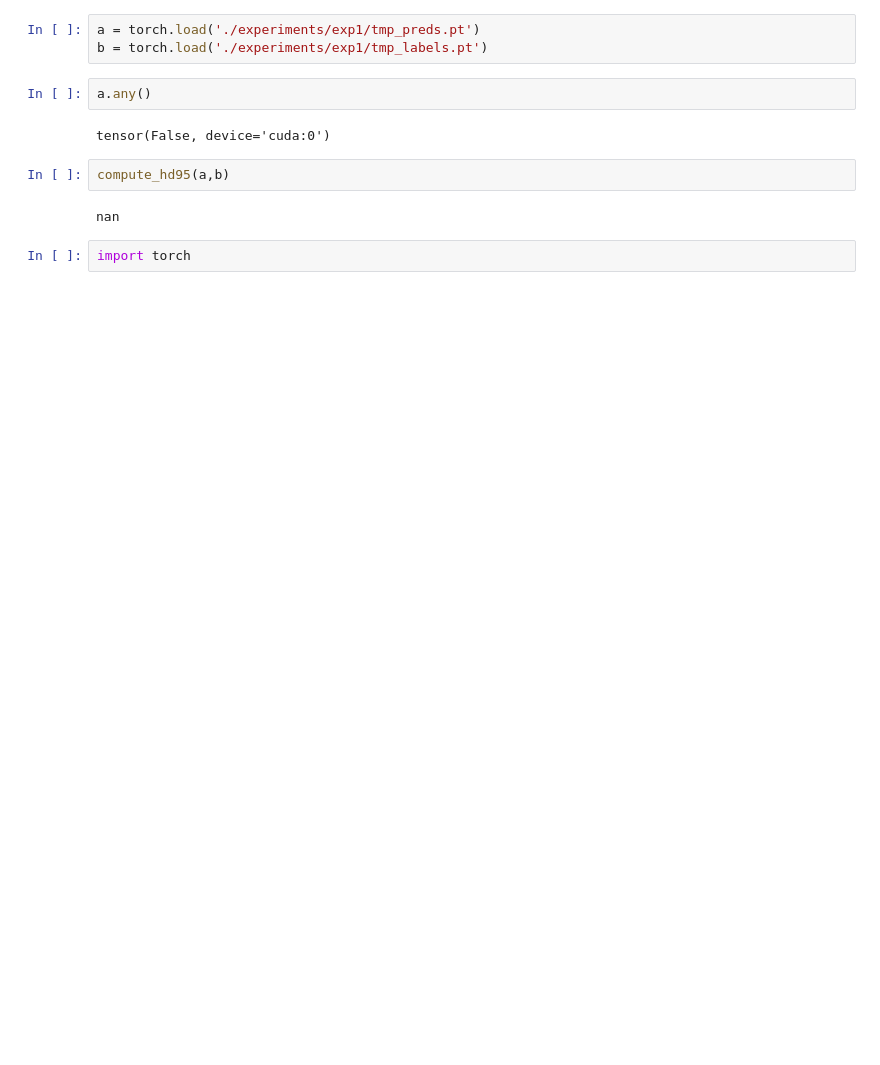
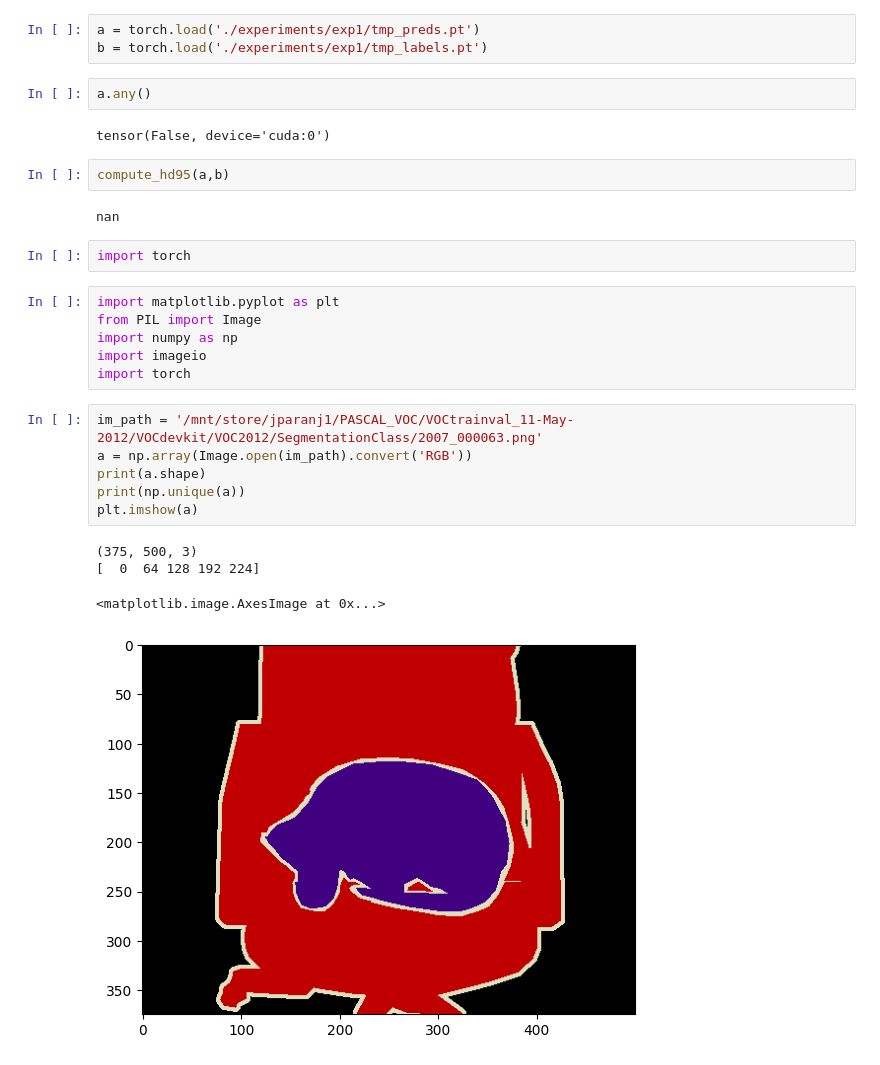
Before and after one commit to JayParanjape/blackfed, a Jupyter notebook: dcratchpad.ipynb, the cells around one changed output. Drawn from its saved outputs; the diff is of its cells as text; blank space fills up the shorter version.

Commit message:
cityscapes and pascalvoc12 exps

```diff
--- a/dcratchpad.ipynb
+++ b/dcratchpad.ipynb
@@ -61,3 +61,20 @@ compute_hd95(a,b)
 nan
 # %%
 import torch
+# %%
+import matplotlib.pyplot as plt
+from PIL import Image
+import numpy as np
+import imageio
+import torch
+# %%
+im_path = '/mnt/store/jparanj1/PASCAL_VOC/VOCtrainval_11-May-2012/VOCdevkit/VOC2012/SegmentationClass/2007_000063.png'
+a = np.array(Image.open(im_path).convert('RGB'))
+print(a.shape)
+print(np.unique(a))
+plt.imshow(a)
+# %% [output]
+(375, 500, 3)
+[  0  64 128 192 224]
+<matplotlib.image.AxesImage at 0x...>
+[figure, added]
```
Also changed, not shown: parts of 1 cell of this notebook, 23 other files.
